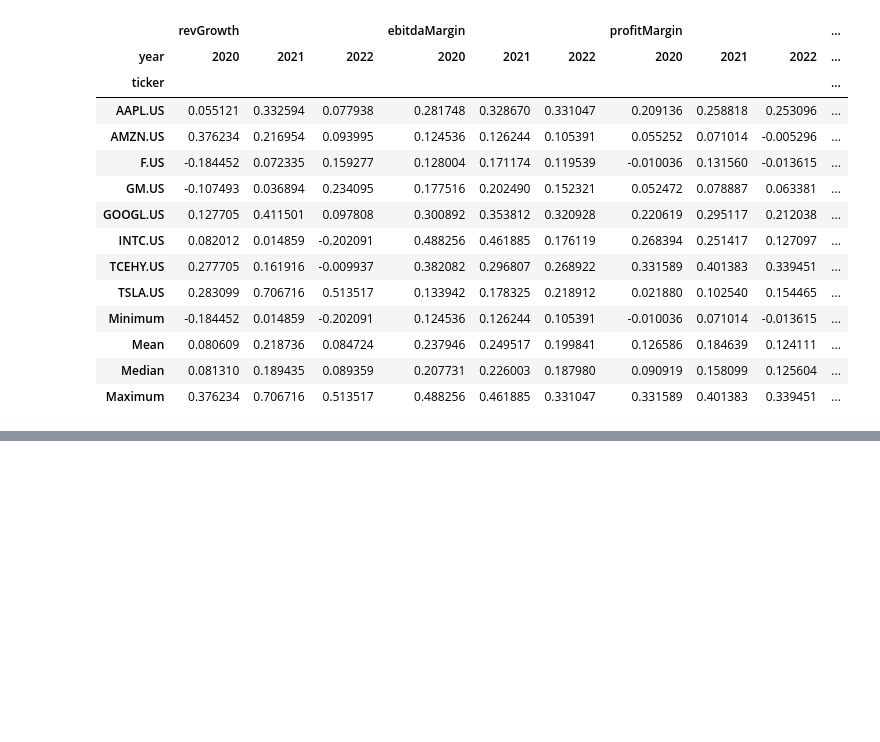
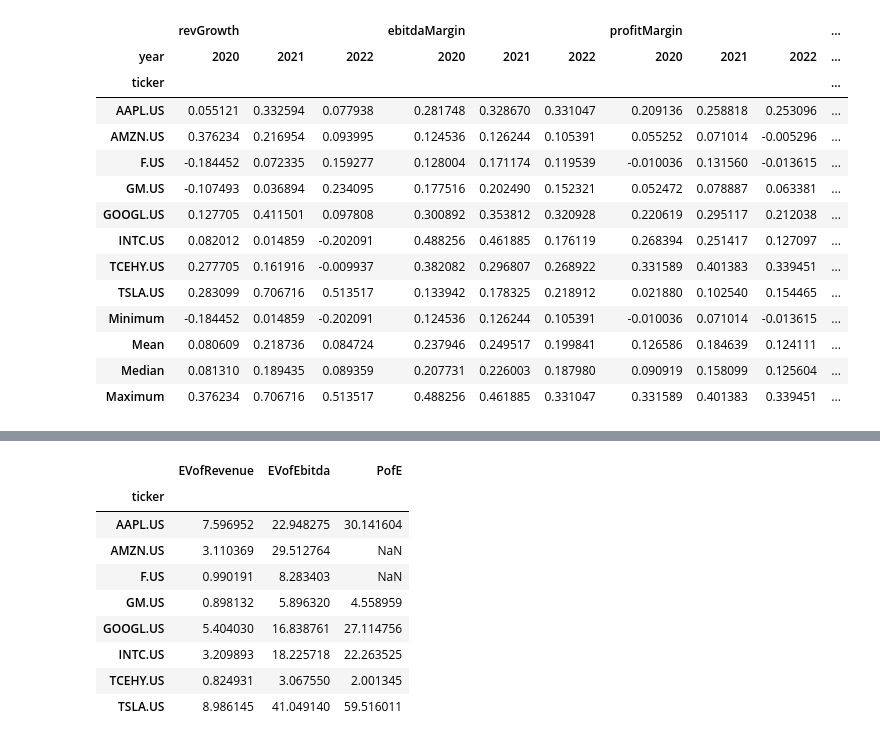
Before and after one commit to gbaglini/baglinifinance, a Jupyter notebook: src/Valutaion Models/Trading Comps Model.ipynb, the cells around one changed output, grey strips where cells are left out. Drawn from its saved outputs; the diff is of its cells as text; code cells hidden in the pictures; blank space fills up the shorter version.

```diff
--- a/src/Valutaion Models/Trading Comps Model.ipynb
+++ b/src/Valutaion Models/Trading Comps Model.ipynb
@@ -201,0 +204,13 @@ df_comp
+# %%
+plot
+# %% [output]
+|  | EVofRevenue | EVofEbitda | PofE |
+| ticker |  |  |  |
+| AAPL.US | 7.596952 | 22.948275 | 30.141604 |
+| AMZN.US | 3.110369 | 29.512764 | NaN |
+| F.US | 0.990191 | 8.283403 | NaN |
+| GM.US | 0.898132 | 5.896320 | 4.558959 |
+| GOOGL.US | 5.404030 | 16.838761 | 27.114756 |
+| INTC.US | 3.209893 | 18.225718 | 22.263525 |
+| TCEHY.US | 0.824931 | 3.067550 | 2.001345 |
+| TSLA.US | 8.986145 | 41.049140 | 59.516011 |
```
Also changed, not shown: parts of 9 cells of this notebook, 10 other files.
